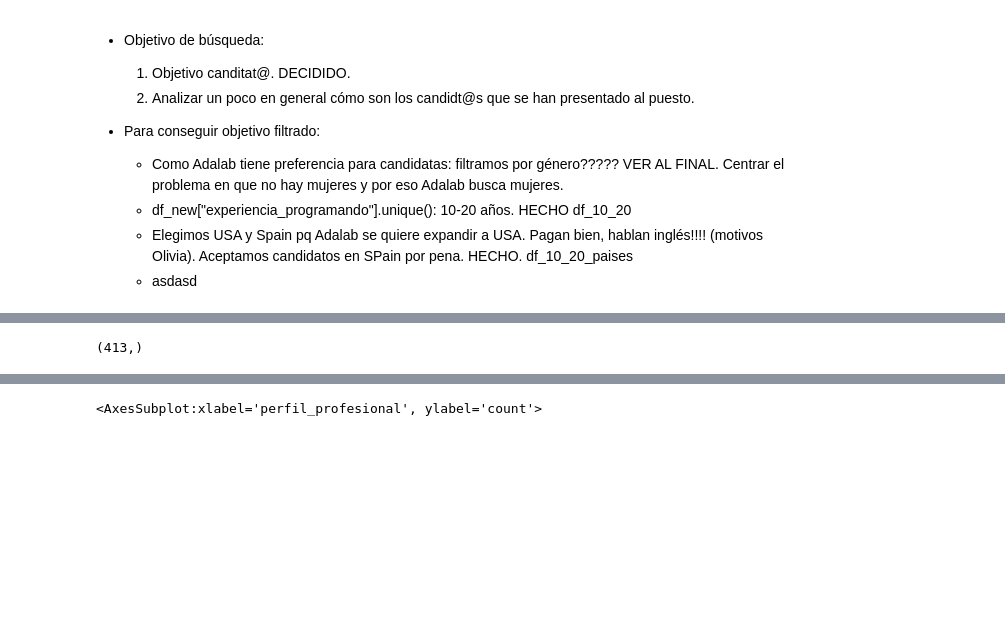
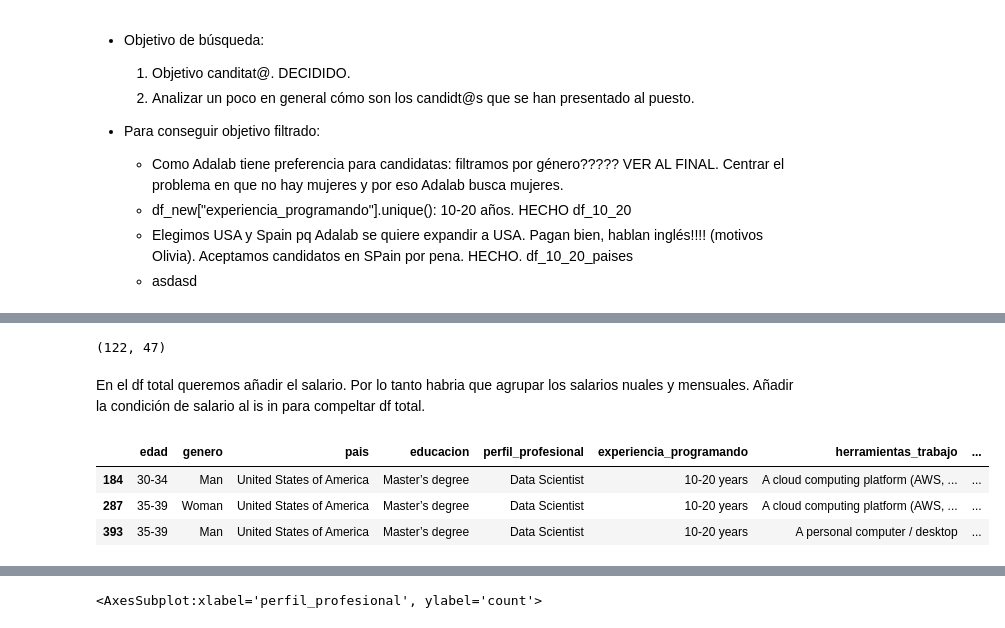
Before and after one commit to Adalab/project-da-promo-A-module-2-team-2, a Jupyter notebook: Proyecto 2- guarrillo copy 2.ipynb, the cells around one changed output, grey strips where cells are left out. Drawn from its saved outputs; the diff is of its cells as text; code cells hidden in the pictures; blank space fills up the shorter version.

```diff
--- a/Proyecto 2- guarrillo copy 2.ipynb
+++ b/Proyecto 2- guarrillo copy 2.ipynb
@@ -1114,5 +754,0 @@ df_10_20_exp.head(2)
-# %%
-df_10_20_paises = df_10_20_exp[(df_10_20_exp["pais"] == "United States of America")| (df_10_20_exp["pais"] == "Spain")]
-df_10_20_paises["pais"].shape
-# %% [output]
-(413,)
@@ -1120,0 +757,14 @@ df_10_20_exp
+# %%
+df_total = df_new[(df_new["pais"].isin(["United States of America","Spain"])) & (df_new["experiencia_programando"].isin(["10-20 years"]))& (df_new["perfil_profesional"].isin(["Data Scientist"]))]
+df_total.shape
+# %% [output]
+(122, 47)
+# %% [markdown]
+En el df total queremos añadir el salario. Por lo tanto habria que agrupar los salarios nuales y mensuales. Añadir la condición de salario al is in para compeltar df total.
+# %%
+df_total.head(3)
+# %% [output]
+|  | edad | genero | pais | educacion | perfil_profesional | experiencia_programando | herramientas_trabajo | ... |
+| 184 | 30-34 | Man | United States of America | Master’s degree | Data Scientist | 10-20 years | A cloud computing platform (AWS, ... | ... |
+| 287 | 35-39 | Woman | United States of America | Master’s degree | Data Scientist | 10-20 years | A cloud computing platform (AWS, ... | ... |
+| 393 | 35-39 | Man | United States of America | Master’s degree | Data Scientist | 10-20 years | A personal computer / desktop | ... |
```
Also changed, not shown: parts of 93 cells of this notebook.
